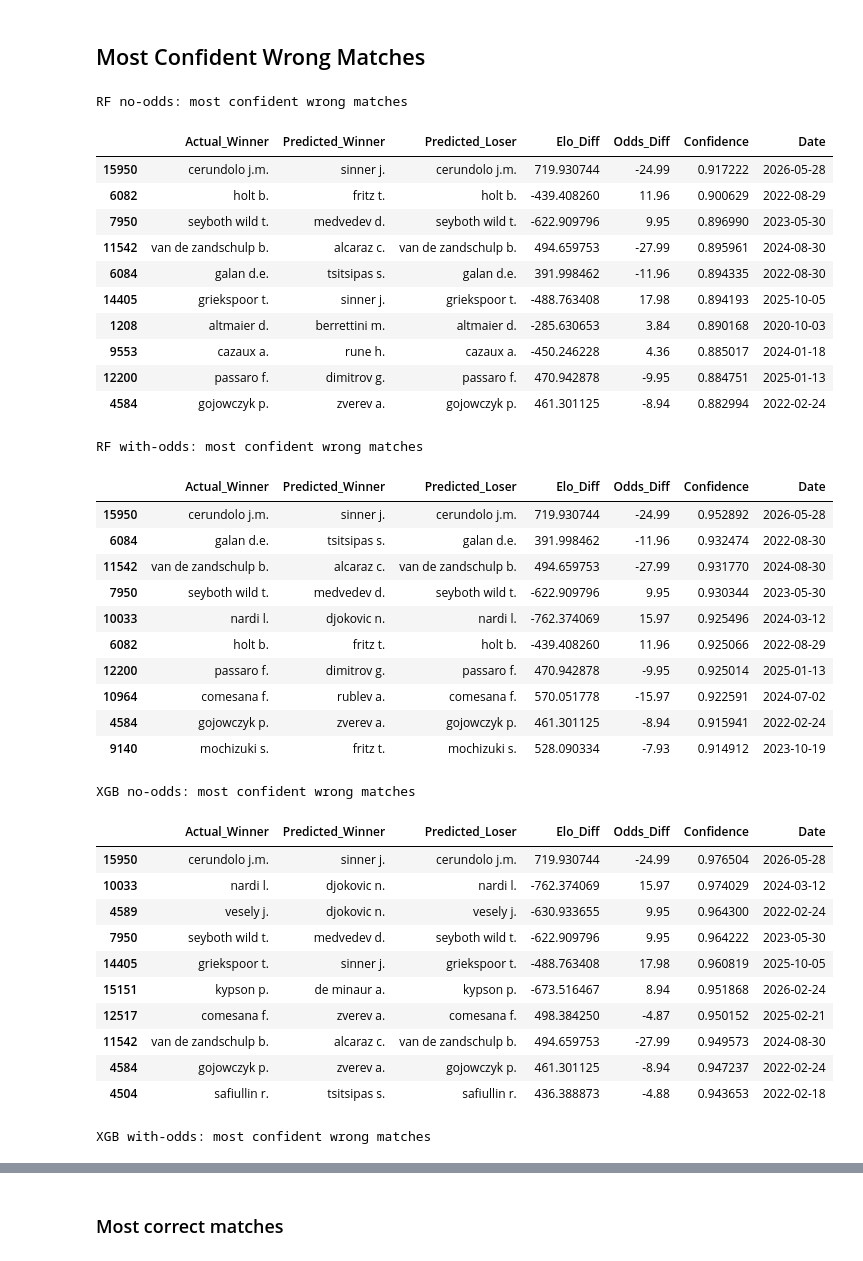
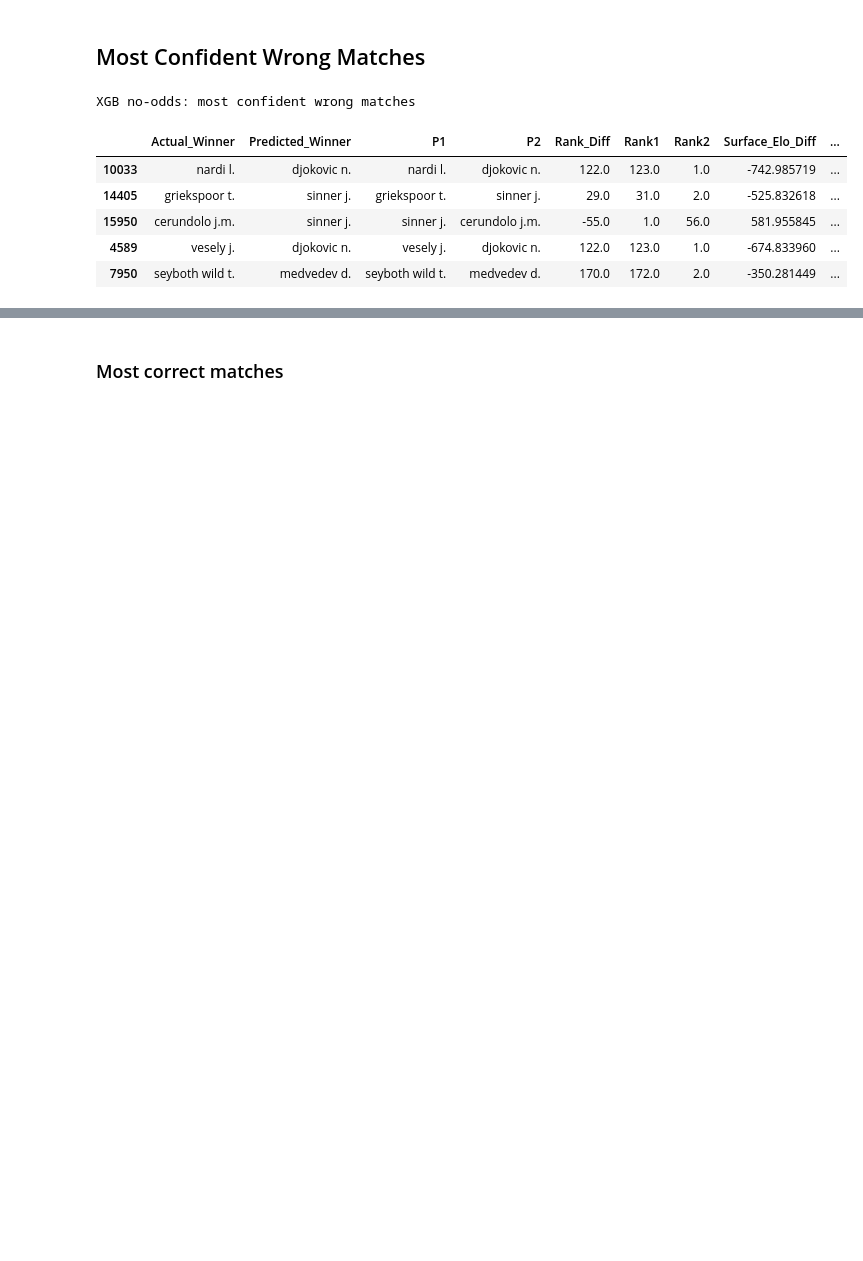
Before and after one commit to giovanni-quacchia/Tennis-prediction-project, a Jupyter notebook: notebooks/04_Analysis.ipynb, the cells around one changed output, grey strips where cells are left out. Drawn from its saved outputs; the diff is of its cells as text; code cells hidden in the pictures; blank space fills up the shorter version.

```diff
--- a/notebooks/04_Analysis.ipynb
+++ b/notebooks/04_Analysis.ipynb
@@ -277,16 +250,0 @@ for name, res in results.items():
-# %%
-import matplotlib.pyplot as plt
-
-for name, res in results.items():
-    comp_df = pd.DataFrame({
-        "Correct": res["pred"] == res["y"],
-        "Elo_Diff": test_set["Elo_Diff"]
-    })
-
-    plt.figure(figsize=(6, 4))
-    comp_df.boxplot(column="Elo_Diff", by="Correct", grid=False)
-    plt.title(f"{name}: Elo_Diff Distribution")
-    plt.suptitle("") # Rimuove il sottotitolo automatico di pandas
-    plt.xlabel("Correct Prediction (False = Wrong, True = Correct)")
-    plt.ylabel("Elo Difference")
-    plt.show()
@@ -304,65 +336,40 @@ for name, res in results.items():
 # %%
 def show_most_wrong(name, results, test_set, top_n=10):
     """Show the model's most confident WRONG predictions — useful to spot where it fails."""
     predicted_player_1 = results["pred"] == 1
 
     wrong = pd.DataFrame({
         "Actual_Winner": np.where(results["y"] == 1, test_set["Player_1"], test_set["Player_2"]),
         "Predicted_Winner": np.where(predicted_player_1, test_set["Player_1"], test_set["Player_2"]),
-        "Predicted_Loser": np.where(predicted_player_1, test_set["Player_2"], test_set["Player_1"]),
-        "Elo_Diff": test_set["Elo_Diff"],
-        "Odds_Diff": test_set["Odds_Diff"],
-        # Confidence = probability assigned to whichever player the model predicted
+        "P1": test_set["Player_1"],
+        "P2": test_set["Player_2"],
+        "Rank_Diff": test_set["Rank_Diff"],
+        "Rank1": test_set["Rank_1"],
+        "Rank2": test_set["Rank_2"],
+        "Surface_Elo_Diff": test_set["Surface_Elo_Diff"],
+        # "Odds_Diff": test_set["Odds_Diff"],
         "Confidence": np.where(predicted_player_1, results["proba"], 1 - results["proba"]),
         "Date": test_set["Date"],
     }, index=test_set.index)
 
     wrong = wrong[results["y"] != results["pred"]]
     wrong = wrong.sort_values("Confidence", ascending=False).head(top_n)
 
     print(f"{name}: most confident wrong matches")
     display(wrong)
 
 
 pd.set_option("display.max_columns", None)
 
-for name, model in models.items():
-    show_most_wrong(name, results[name], test_set)
+# for name, model in models.items():
+    # show_most_wrong(name, results[name], test_set)
+
+show_most_wrong("XGB no-odds", results["XGB no-odds"], test_set, 5)
 # %% [output]
-RF no-odds: most confident wrong matches
+XGB no-odds: most confident wrong matches
-|  | Actual_Winner | Predicted_Winner | Predicted_Loser | Elo_Diff | Odds_Diff | Confidence | Date |
-| 15950 | cerundolo j.m. | sinner j. | cerundolo j.m. | 719.930744 | -24.99 | 0.917222 | 2026-05-28 |
-| 6082 | holt b. | fritz t. | holt b. | -439.408260 | 11.96 | 0.900629 | 2022-08-29 |
-| 7950 | seyboth wild t. | medvedev d. | seyboth wild t. | -622.909796 | 9.95 | 0.896990 | 2023-05-30 |
-| 11542 | van de zandschulp b. | alcaraz c. | van de zandschulp b. | 494.659753 | -27.99 | 0.895961 | 2024-08-30 |
-| 6084 | galan d.e. | tsitsipas s. | galan d.e. | 391.998462 | -11.96 | 0.894335 | 2022-08-30 |
-| 14405 | griekspoor t. | sinner j. | griekspoor t. | -488.763408 | 17.98 | 0.894193 | 2025-10-05 |
-| 1208 | altmaier d. | berrettini m. | altmaier d. | -285.630653 | 3.84 | 0.890168 | 2020-10-03 |
-| 9553 | cazaux a. | rune h. | cazaux a. | -450.246228 | 4.36 | 0.885017 | 2024-01-18 |
-| 12200 | passaro f. | dimitrov g. | passaro f. | 470.942878 | -9.95 | 0.884751 | 2025-01-13 |
-| 4584 | gojowczyk p. | zverev a. | gojowczyk p. | 461.301125 | -8.94 | 0.882994 | 2022-02-24 |
+|  | Actual_Winner | Predicted_Winner | P1 | P2 | Rank_Diff | Rank1 | Rank2 | Surface_Elo_Diff | ... |
+| 10033 | nardi l. | djokovic n. | nardi l. | djokovic n. | 122.0 | 123.0 | 1.0 | -742.985719 | ... |
+| 14405 | griekspoor t. | sinner j. | griekspoor t. | sinner j. | 29.0 | 31.0 | 2.0 | -525.832618 | ... |
+| 15950 | cerundolo j.m. | sinner j. | sinner j. | cerundolo j.m. | -55.0 | 1.0 | 56.0 | 581.955845 | ... |
+| 4589 | vesely j. | djokovic n. | vesely j. | djokovic n. | 122.0 | 123.0 | 1.0 | -674.833960 | ... |
+| 7950 | seyboth wild t. | medvedev d. | seyboth wild t. | medvedev d. | 170.0 | 172.0 | 2.0 | -350.281449 | ... |
-RF with-odds: most confident wrong matches
-|  | Actual_Winner | Predicted_Winner | Predicted_Loser | Elo_Diff | Odds_Diff | Confidence | Date |
-| 15950 | cerundolo j.m. | sinner j. | cerundolo j.m. | 719.930744 | -24.99 | 0.952892 | 2026-05-28 |
-| 6084 | galan d.e. | tsitsipas s. | galan d.e. | 391.998462 | -11.96 | 0.932474 | 2022-08-30 |
-| 11542 | van de zandschulp b. | alcaraz c. | van de zandschulp b. | 494.659753 | -27.99 | 0.931770 | 2024-08-30 |
-| 7950 | seyboth wild t. | medvedev d. | seyboth wild t. | -622.909796 | 9.95 | 0.930344 | 2023-05-30 |
-| 10033 | nardi l. | djokovic n. | nardi l. | -762.374069 | 15.97 | 0.925496 | 2024-03-12 |
-| 6082 | holt b. | fritz t. | holt b. | -439.408260 | 11.96 | 0.925066 | 2022-08-29 |
-| 12200 | passaro f. | dimitrov g. | passaro f. | 470.942878 | -9.95 | 0.925014 | 2025-01-13 |
-| 10964 | comesana f. | rublev a. | comesana f. | 570.051778 | -15.97 | 0.922591 | 2024-07-02 |
-| 4584 | gojowczyk p. | zverev a. | gojowczyk p. | 461.301125 | -8.94 | 0.915941 | 2022-02-24 |
-| 9140 | mochizuki s. | fritz t. | mochizuki s. | 528.090334 | -7.93 | 0.914912 | 2023-10-19 |
-XGB no-odds: most confident wrong matches
-|  | Actual_Winner | Predicted_Winner | Predicted_Loser | Elo_Diff | Odds_Diff | Confidence | Date |
-| 15950 | cerundolo j.m. | sinner j. | cerundolo j.m. | 719.930744 | -24.99 | 0.976504 | 2026-05-28 |
-| 10033 | nardi l. | djokovic n. | nardi l. | -762.374069 | 15.97 | 0.974029 | 2024-03-12 |
-| 4589 | vesely j. | djokovic n. | vesely j. | -630.933655 | 9.95 | 0.964300 | 2022-02-24 |
-| 7950 | seyboth wild t. | medvedev d. | seyboth wild t. | -622.909796 | 9.95 | 0.964222 | 2023-05-30 |
-| 14405 | griekspoor t. | sinner j. | griekspoor t. | -488.763408 | 17.98 | 0.960819 | 2025-10-05 |
-| 15151 | kypson p. | de minaur a. | kypson p. | -673.516467 | 8.94 | 0.951868 | 2026-02-24 |
-| 12517 | comesana f. | zverev a. | comesana f. | 498.384250 | -4.87 | 0.950152 | 2025-02-21 |
-| 11542 | van de zandschulp b. | alcaraz c. | van de zandschulp b. | 494.659753 | -27.99 | 0.949573 | 2024-08-30 |
-| 4584 | gojowczyk p. | zverev a. | gojowczyk p. | 461.301125 | -8.94 | 0.947237 | 2022-02-24 |
-| 4504 | safiullin r. | tsitsipas s. | safiullin r. | 436.388873 | -4.88 | 0.943653 | 2022-02-18 |
-XGB with-odds: most confident wrong matches
```
Also changed, not shown: parts of 15 cells of this notebook, 19 other files.
